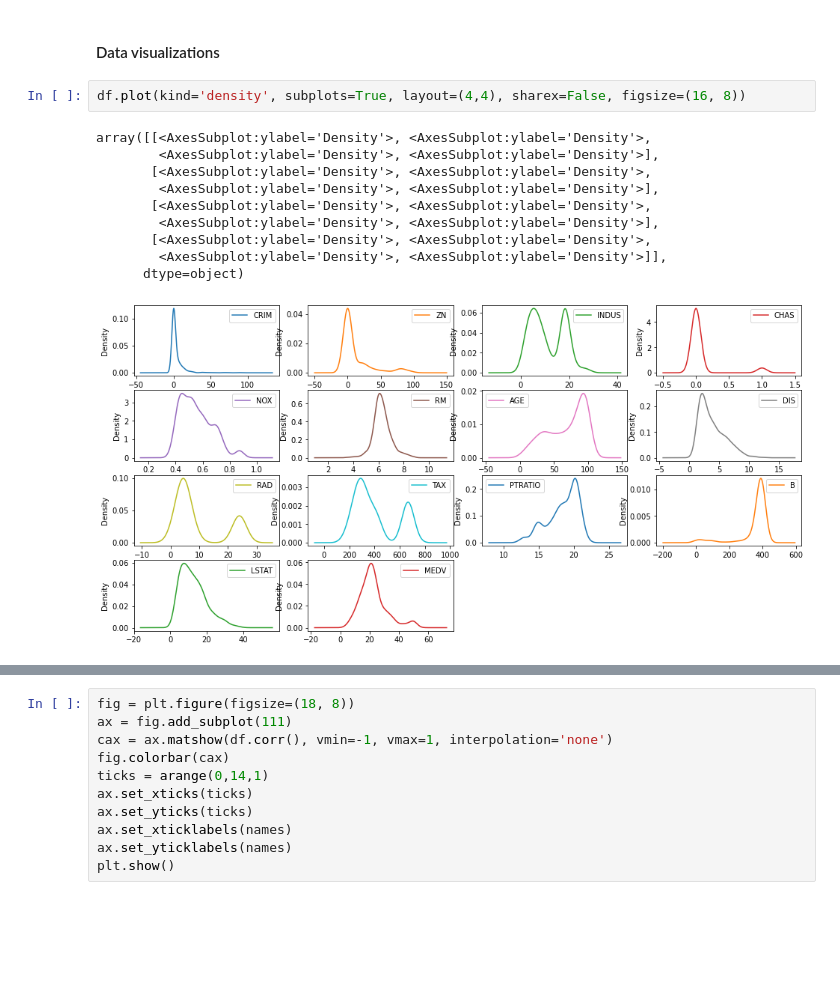
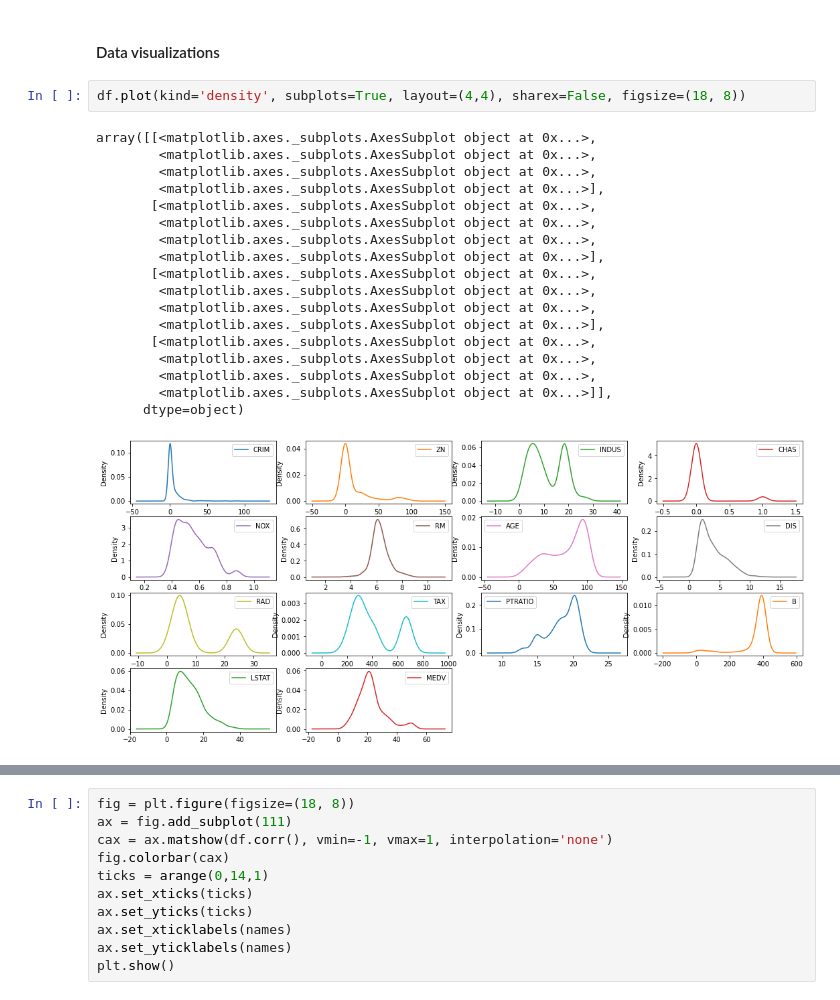
Before and after one commit to gecso75/projects, a Jupyter notebook: boston_house_price.ipynb, the cells around one changed output, grey strips where cells are left out. Saved outputs shown, nothing was run; the diff lists cells and outputs as text; blank space fills up the shorter version.

```diff
--- a/boston_house_price.ipynb
+++ b/boston_house_price.ipynb
@@ -85,16 +89,24 @@ df.describe()
 # %% [markdown]
 #### Data visualizations
 # %%
-df.plot(kind='density', subplots=True, layout=(4,4), sharex=False, figsize=(16, 8))
+df.plot(kind='density', subplots=True, layout=(4,4), sharex=False, figsize=(18, 8))
 # %% [output]
-array([[<AxesSubplot:ylabel='Density'>, <AxesSubplot:ylabel='Density'>,
-        <AxesSubplot:ylabel='Density'>, <AxesSubplot:ylabel='Density'>],
-       [<AxesSubplot:ylabel='Density'>, <AxesSubplot:ylabel='Density'>,
-        <AxesSubplot:ylabel='Density'>, <AxesSubplot:ylabel='Density'>],
-       [<AxesSubplot:ylabel='Density'>, <AxesSubplot:ylabel='Density'>,
-        <AxesSubplot:ylabel='Density'>, <AxesSubplot:ylabel='Density'>],
-       [<AxesSubplot:ylabel='Density'>, <AxesSubplot:ylabel='Density'>,
-        <AxesSubplot:ylabel='Density'>, <AxesSubplot:ylabel='Density'>]],
+array([[<matplotlib.axes._subplots.AxesSubplot object at 0x...>,
+        <matplotlib.axes._subplots.AxesSubplot object at 0x...>,
+        <matplotlib.axes._subplots.AxesSubplot object at 0x...>,
+        <matplotlib.axes._subplots.AxesSubplot object at 0x...>],
+       [<matplotlib.axes._subplots.AxesSubplot object at 0x...>,
+        <matplotlib.axes._subplots.AxesSubplot object at 0x...>,
+        <matplotlib.axes._subplots.AxesSubplot object at 0x...>,
+        <matplotlib.axes._subplots.AxesSubplot object at 0x...>],
+       [<matplotlib.axes._subplots.AxesSubplot object at 0x...>,
+        <matplotlib.axes._subplots.AxesSubplot object at 0x...>,
+        <matplotlib.axes._subplots.AxesSubplot object at 0x...>,
+        <matplotlib.axes._subplots.AxesSubplot object at 0x...>],
+       [<matplotlib.axes._subplots.AxesSubplot object at 0x...>,
+        <matplotlib.axes._subplots.AxesSubplot object at 0x...>,
+        <matplotlib.axes._subplots.AxesSubplot object at 0x...>,
+        <matplotlib.axes._subplots.AxesSubplot object at 0x...>]],
       dtype=object)
-[figure, old version]
+[figure, new version]
 # %%
```
Also changed, not shown: parts of 34 cells of this notebook.
